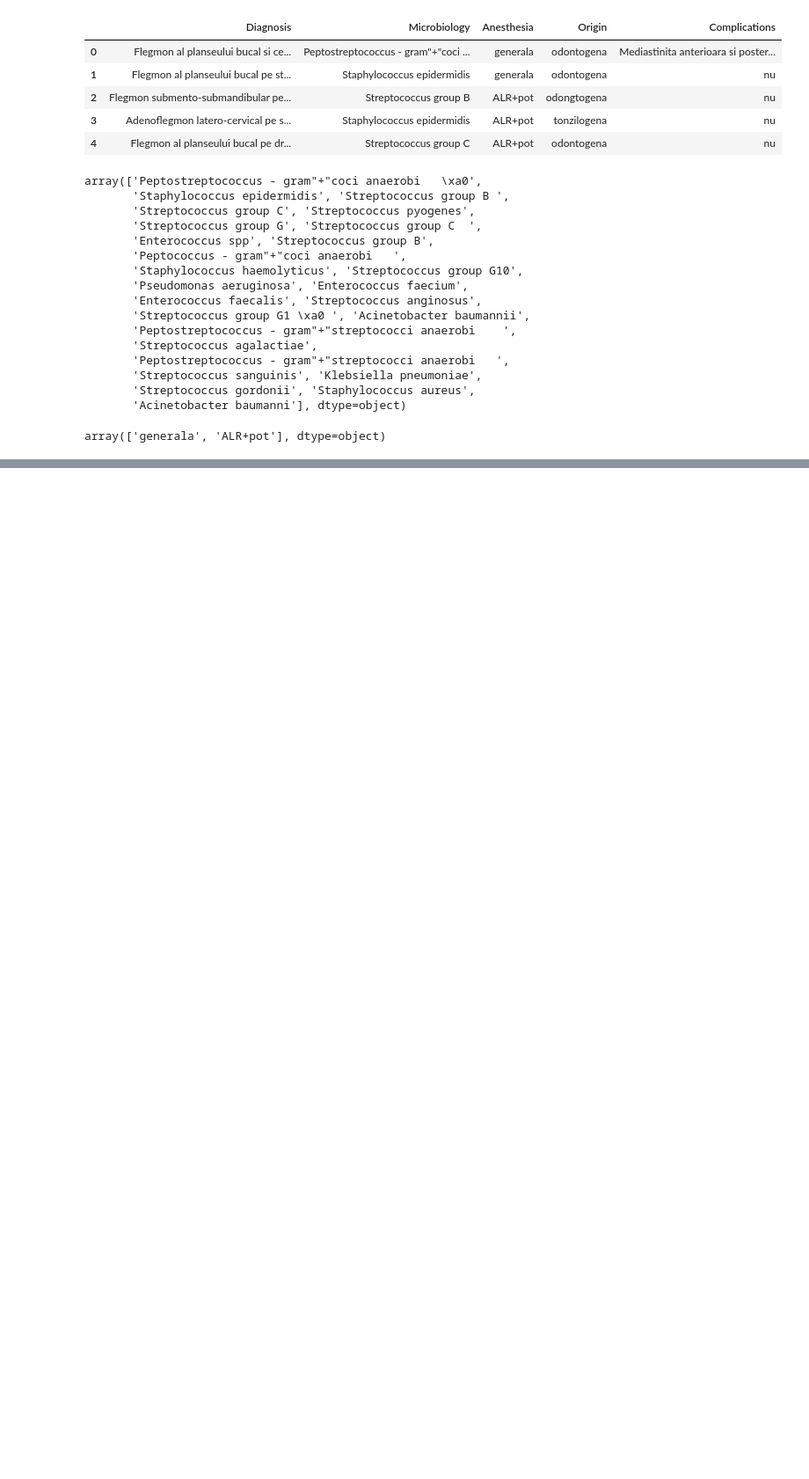
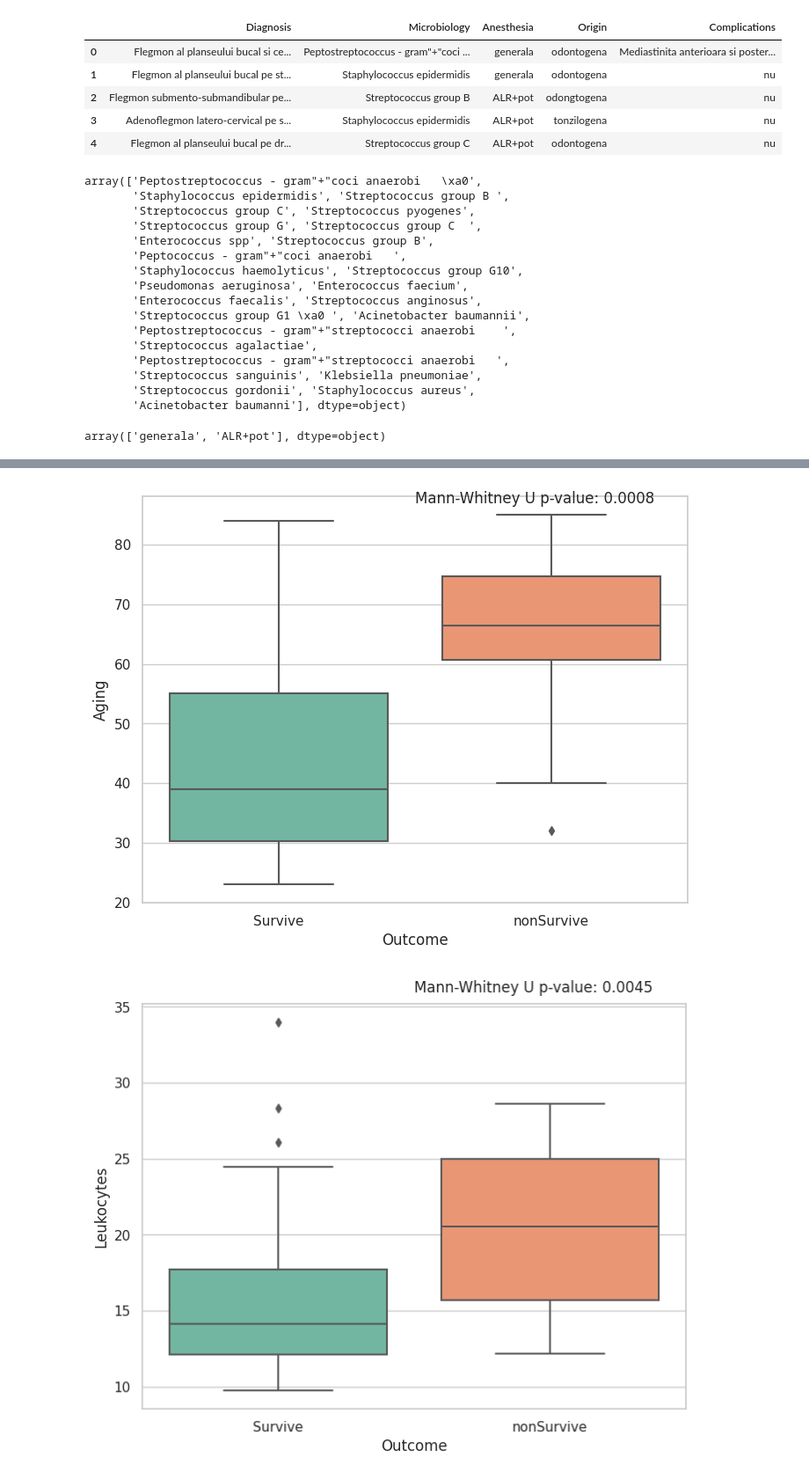
Before and after one commit to arnautoleg/MihaelaCLH, a Jupyter notebook: MihaelaCLH.ipynb, the cells around one changed output, grey strips where cells are left out. Shown at 88% size. Cells and saved outputs as stored; diff of their text form; code cells hidden in the pictures; blank space fills up the shorter version.

```diff
--- a/MihaelaCLH.ipynb
+++ b/MihaelaCLH.ipynb
@@ -366,0 +384,32 @@ array(['odontogena', 'odongtogena', 'tonzilogena', 'dontogen', 'odotogen'],
+# %%
+import pandas as pd
+import matplotlib.pyplot as plt
+import seaborn as sns
+import scipy.stats as stats
+
+for var in ['Aging', 'Leukocytes', 'Spatial counts', 'Days, hospital']:
+  # Separate data into two groups based on 'Grouping_Variable'
+  group1 = df[df['Outcome'] == 'Survive'][var]
+  group2 = df[df['Outcome'] == 'nonSurvive'][var]
+
+  # Perform the Mann-Whitney U test
+  statistic, p_value = stats.mannwhitneyu(group1, group2, alternative='two-sided')
+
+  # Create a boxplot with separate groups
+  plt.figure(figsize=(8, 6))
+  sns.boxplot(x='Outcome', y=var, data=df, palette='Set2')
+  #plt.title("Outcome")
+  plt.ylabel(var)
+
+  # Display the Mann-Whitney U test result
+  plt.text(0.5, max(group1.max(), group2.max()) + 2, f'Mann-Whitney U p-value: {p_value:.4f}', fontsize=12)
+
+  # Show the plot
+  plt.show()
+
+# Display the p-value
+#print(f"Mann-Whitney U Statistic: {statistic}")
+#print(f"P-value: {p_value}")
+# %% [output]
+[figure, added]
+[figure, added]
```
Also changed, not shown: parts of 5 cells of this notebook.
